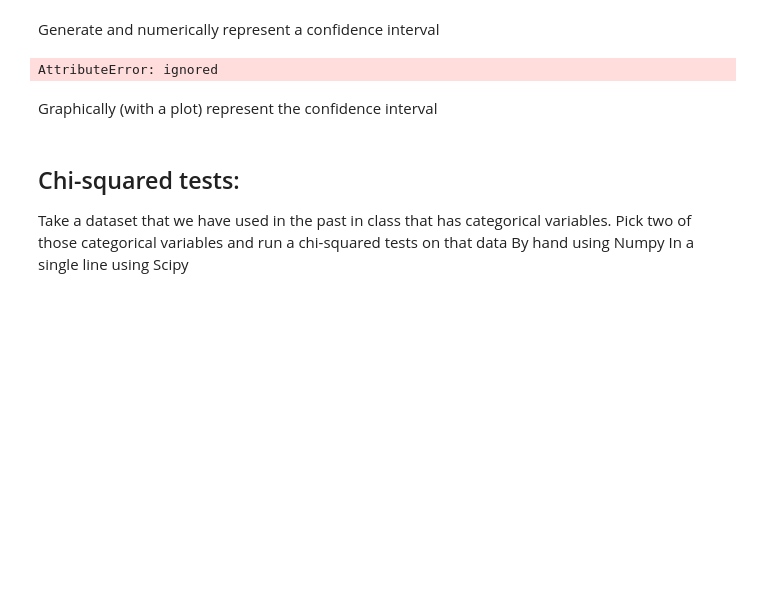
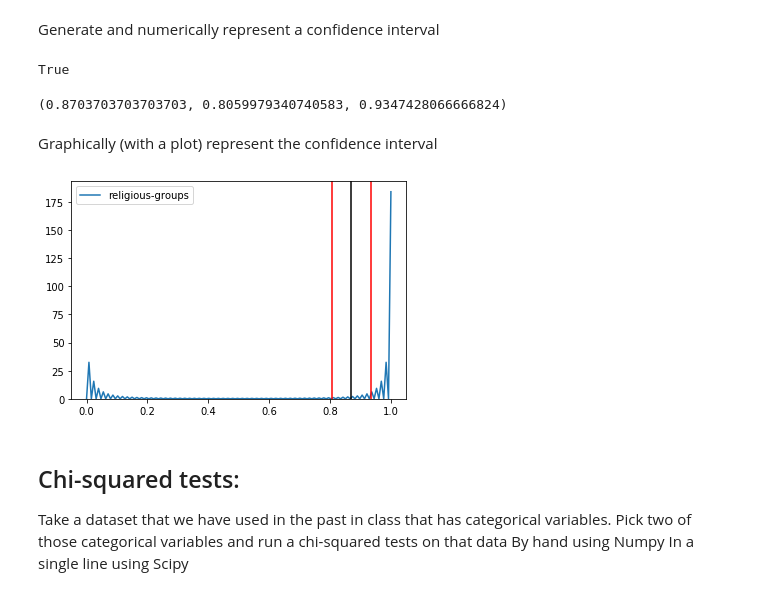
Before and after one commit to RMDircio/DS-Unit-1-Sprint-2-Statistics, a Jupyter notebook: Regina Dircio DSPT5 - Sampling Confidence Intervals and Hypothesis Testing Assignment.ipynb, the cells around one changed output. Saved outputs shown, nothing was run; the diff lists cells and outputs as text; code cells hidden in the pictures; blank space fills up the shorter version.

```diff
--- a/Regina Dircio DSPT5 - Sampling Confidence Intervals and Hypothesis Testing Assignment.ipynb
+++ b/Regina Dircio DSPT5 - Sampling Confidence Intervals and Hypothesis Testing Assignment.ipynb
@@ -143,12 +143,18 @@ def confidence_interval(data, confidence=0.95):
     data_mean = np.mean(data)
     n = len(data)
     stderr = np.std(data_array, ddof=1)/np.sqrt(n)
-    moe = stderr * stats.t.ppf((1+ confidence)/2, n-1) #look up corresonding tstat
+    moe = stderr * t.ppf((1+ confidence)/2, n-1) #look up corresonding tstat
     return (data_mean, data_mean - moe, data_mean + moe)
-# %%
-republican_CI = confidence_interval(republican_df['immigration'])
-# %% [output]
-AttributeError: ignored
+# %%
+ttest_ind(republican_df['religious-groups'], democrat_df['religious-groups']).pvalue < 0.05
+# %% [output]
+True
+# %%
+# out put is (mean, low, high)
+confidence_interval(republican_df['religious-groups'])
+# margin of error is + or - 6
+# %% [output]
+(0.8703703703703703, 0.8059979340740583, 0.9347428066666824)
 # %% [markdown]
 Graphically (with a plot) represent the confidence interval
 # %%
@@ -164,6 +170,14 @@ def plot_confidence_interval(data, confidence= 0.95):
   plt.show()
 
 # 95% confident that the population mean is inbetween the red lines
+# %%
+sns.kdeplot( republican_df['religious-groups'])
+CI = confidence_interval( republican_df['religious-groups'])
+plt.axvline(x=CI[1], color='r')
+plt.axvline(x=CI[2], color='r')
+plt.axvline(x=CI[0], color='k');
+# %% [output]
+[figure, added]
 # %% [markdown]
 ## Chi-squared tests:
 Take a dataset that we have used in the past in class that has categorical variables. Pick two of those categorical variables and run a chi-squared tests on that data
```
Also changed, not shown: parts of 3 cells of this notebook.
